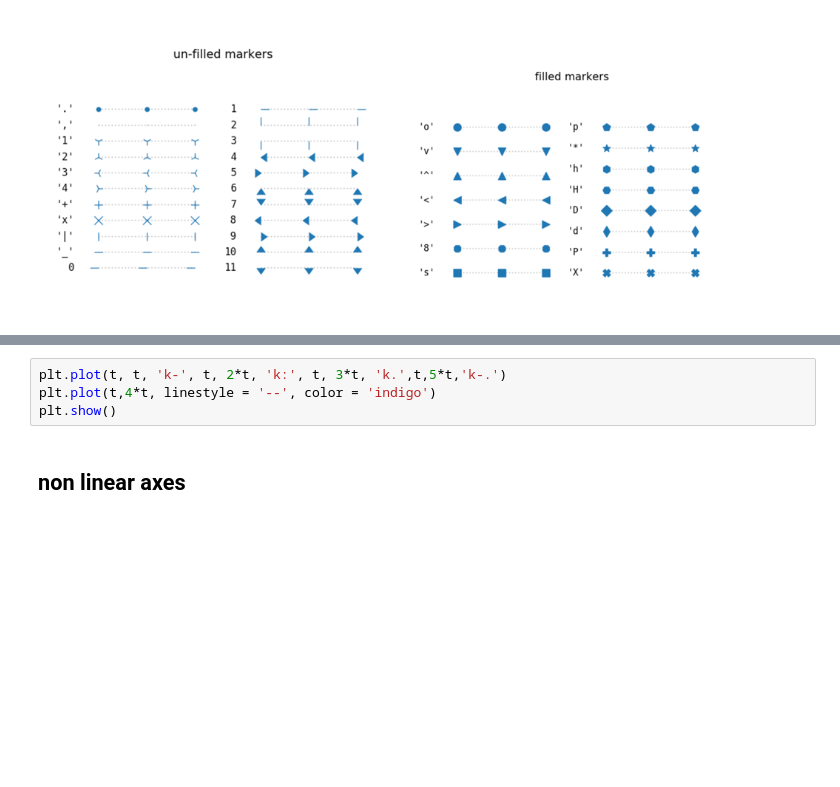
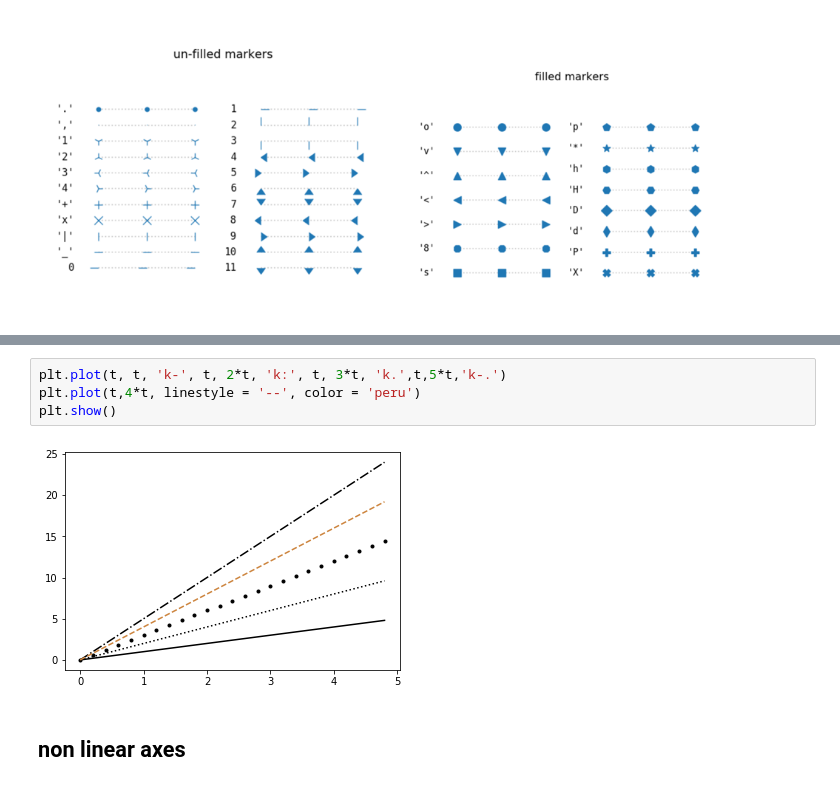
Before and after one commit to JeffreyILipton/ME480, a Jupyter notebook: JupyterNotebooks/Matricies and Plotting.ipynb, the cells around one changed output, grey strips where cells are left out. Drawn from its saved outputs; the diff is of its cells as text; blank space fills up the shorter version.

```diff
--- a/JupyterNotebooks/Matricies and Plotting.ipynb
+++ b/JupyterNotebooks/Matricies and Plotting.ipynb
@@ -916,7 +951,9 @@ plt.show()
 # %%
 plt.plot(t, t, 'k-', t, 2*t, 'k:', t, 3*t, 'k.',t,5*t,'k-.')
-plt.plot(t,4*t, linestyle = '--', color = 'indigo')
+plt.plot(t,4*t, linestyle = '--', color = 'peru')
 plt.show()
+# %% [output]
+[figure, added]
 # %% [markdown]
 ## non linear axes
 # %%
```
Also changed, not shown: parts of 35 cells of this notebook.
